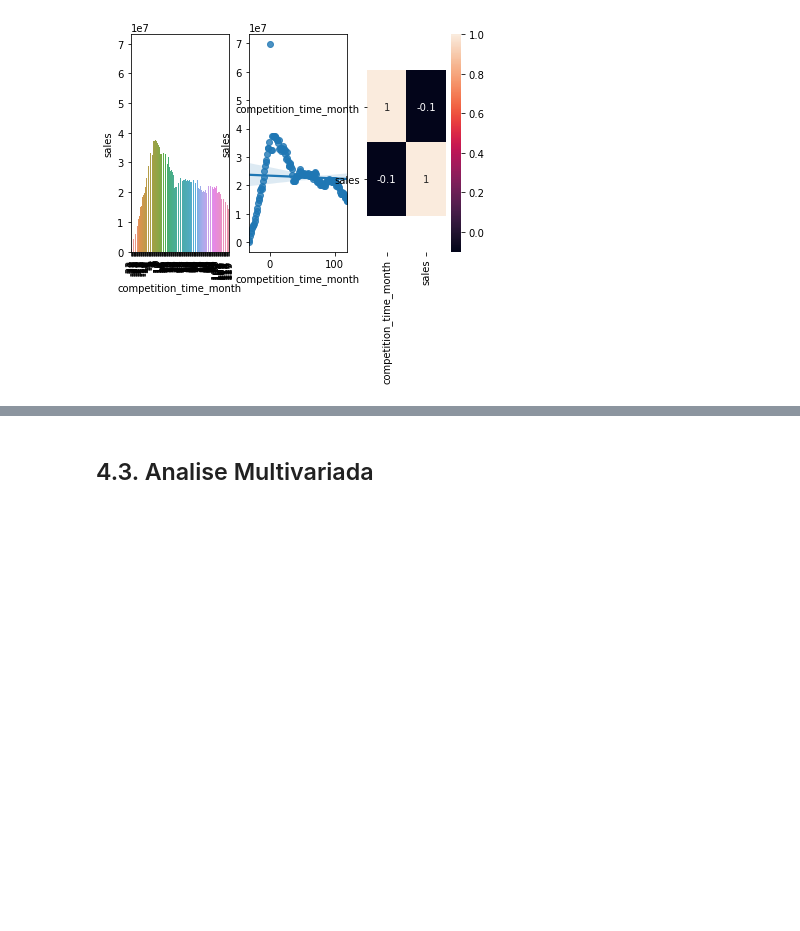
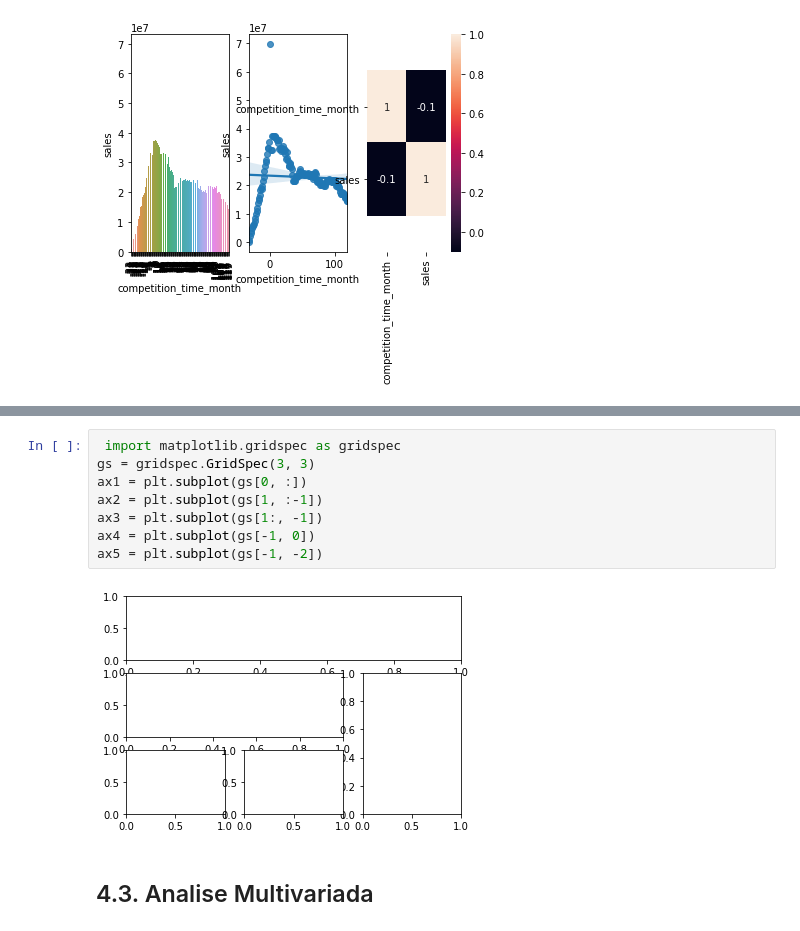
Before and after one commit to TiagoSolon/DS-Rossmann-Store-Sales, a Jupyter notebook: m04_v01_store_sales_prediction.ipynb, the cells around one changed output, grey strips where cells are left out. Drawn from its saved outputs; the diff is of its cells as text; blank space fills up the shorter version.

```diff
--- a/m04_v01_store_sales_prediction.ipynb
+++ b/m04_v01_store_sales_prediction.ipynb
@@ -542,3 +593,13 @@ x.set_ylim (bottom+0.5, top-0.5);
+# %%
+ import matplotlib.gridspec as gridspec
+gs = gridspec.GridSpec(3, 3)
+ax1 = plt.subplot(gs[0, :])
+ax2 = plt.subplot(gs[1, :-1])
+ax3 = plt.subplot(gs[1:, -1])
+ax4 = plt.subplot(gs[-1, 0])
+ax5 = plt.subplot(gs[-1, -2])
+# %% [output]
+[figure, added]
 # %% [markdown]
 ## 4.3. Analise Multivariada
 # %% [markdown]
```
Also changed, not shown: parts of 10 cells of this notebook.
